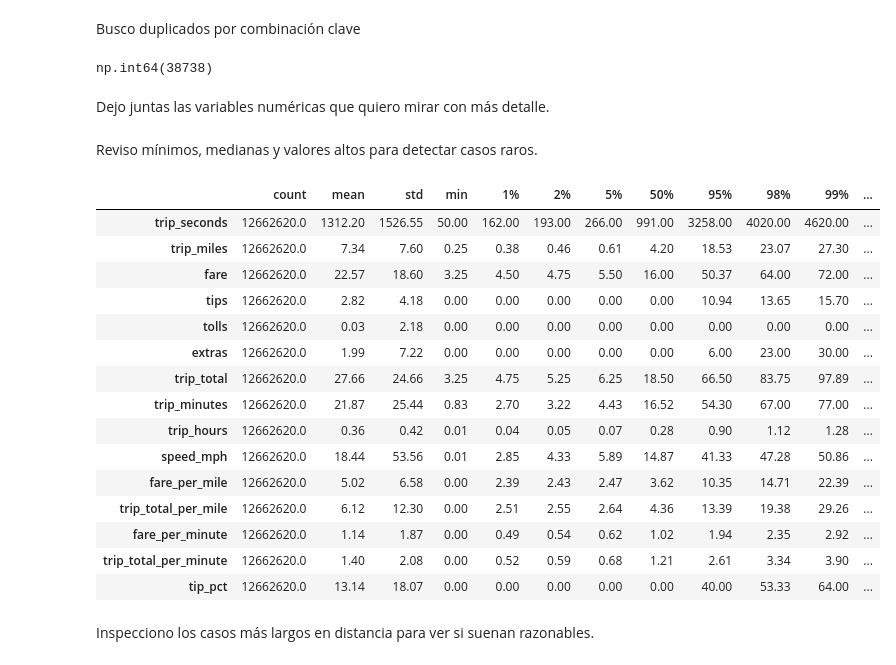
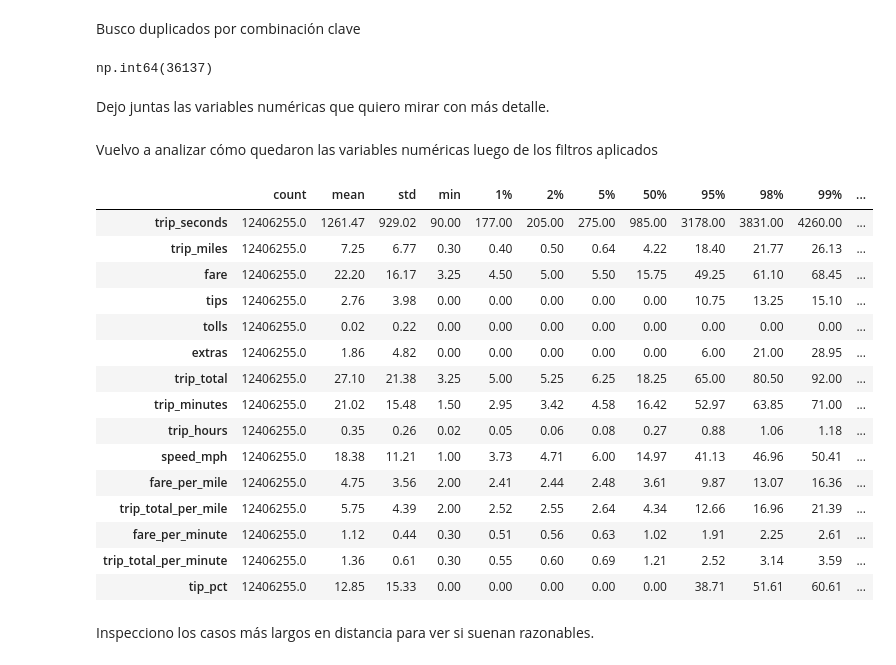
Before and after one commit to malcolmdpc/patrones-lab, a Jupyter notebook: 2026-03_taxi-trip-chicago/notebooks/01_taxi_trip_chicago_analysis.ipynb, the cells around one changed output. Cells and saved outputs as stored; diff of their text form; code cells hidden in the pictures.

```diff
--- a/2026-03_taxi-trip-chicago/notebooks/01_taxi_trip_chicago_analysis.ipynb
+++ b/2026-03_taxi-trip-chicago/notebooks/01_taxi_trip_chicago_analysis.ipynb
@@ -199,11 +196,3 @@ Me quedo solo con viajes con duración, distancia y tarifa mínimas razonables.
-# %%
-# FILTROS DUROS
-
-df = df[
-    (df["trip_seconds"] >= 50) &
-    (df["trip_miles"] >= 0.25) &
-    (df["fare"] >= 3.25)
-].copy()
 # %% [markdown]
 Veo en qué columnas faltan más datos.
 # %%
@@ -463,3 +506,36 @@ df.loc[df["fare"] <= 0, "tip_pct"] = np.nan
+# %%
+# FILTROS DUROS
+
+df = df[
+    (df["trip_seconds"] <= 5400) &
+    (df["trip_seconds"] >= 90) &
+
+    (df["trip_miles"] <= 50) &
+    (df["trip_miles"] >= 0.30) &
+
+    (df["speed_mph"] >= 1) &
+    (df["speed_mph"] <= 70) &
+
+    (df["fare"] <= 150) &
+    (df["fare"] >= 3.25) &
+
+    (df["fare_per_mile"] <= 50) &
+    (df["fare_per_mile"] >= 2) &
+
+    (df["fare_per_minute"] <= 5) &
+    (df["fare_per_minute"] >= 0.3) &
+
+    (df["tolls"] <= 5) &
+    (df["tips"] <= 30) &
+    (df["extras"] <= 50) &
+    (df["tip_pct"] <= 100 ) &
+    (df["trip_total"] <= 190 ) &
+
+    (df["trip_total_per_mile"] <= 60 ) &
+
+    (df["trip_total_per_minute"] <= 6 )
+
+].copy()
 # %% [markdown]
 Busco duplicados por trip_id
 # %%
@@ -471,7 +547,7 @@ Busco duplicados por combinación clave
 # %%
 df.duplicated(subset=["taxi_id", "trip_start_timestamp", "trip_end_timestamp"]).sum()
 # %% [output]
-np.int64(38738)
+np.int64(36137)
 # %% [markdown]
 Dejo juntas las variables numéricas que quiero mirar con más detalle.
 # %%
@@ -497,24 +573,24 @@ cols = [
 # %% [markdown]
-Reviso mínimos, medianas y valores altos para detectar casos raros.
+Vuelvo a analizar cómo quedaron las variables numéricas luego de los filtros aplicados
 # %%
-df[cols].describe(percentiles=[0.01, 0.02, 0.05, 0.50, 0.95, 0.98, 0.99]).round(2).T
+df[cols].describe(percentiles=[0.01, 0.02, 0.05, 0.50, 0.95, 0.98, 0.99, 0.998, 0.999]).round(2).T
 # %% [output]
 |  | count | mean | std | min | 1% | 2% | 5% | 50% | 95% | 98% | 99% | ... |
-| trip_seconds | 12662620.0 | 1312.20 | 1526.55 | 50.00 | 162.00 | 193.00 | 266.00 | 991.00 | 3258.00 | 4020.00 | 4620.00 | ... |
-| trip_miles | 12662620.0 | 7.34 | 7.60 | 0.25 | 0.38 | 0.46 | 0.61 | 4.20 | 18.53 | 23.07 | 27.30 | ... |
-| fare | 12662620.0 | 22.57 | 18.60 | 3.25 | 4.50 | 4.75 | 5.50 | 16.00 | 50.37 | 64.00 | 72.00 | ... |
-| tips | 12662620.0 | 2.82 | 4.18 | 0.00 | 0.00 | 0.00 | 0.00 | 0.00 | 10.94 | 13.65 | 15.70 | ... |
-| tolls | 12662620.0 | 0.03 | 2.18 | 0.00 | 0.00 | 0.00 | 0.00 | 0.00 | 0.00 | 0.00 | 0.00 | ... |
-| extras | 12662620.0 | 1.99 | 7.22 | 0.00 | 0.00 | 0.00 | 0.00 | 0.00 | 6.00 | 23.00 | 30.00 | ... |
-| trip_total | 12662620.0 | 27.66 | 24.66 | 3.25 | 4.75 | 5.25 | 6.25 | 18.50 | 66.50 | 83.75 | 97.89 | ... |
-| trip_minutes | 12662620.0 | 21.87 | 25.44 | 0.83 | 2.70 | 3.22 | 4.43 | 16.52 | 54.30 | 67.00 | 77.00 | ... |
-| trip_hours | 12662620.0 | 0.36 | 0.42 | 0.01 | 0.04 | 0.05 | 0.07 | 0.28 | 0.90 | 1.12 | 1.28 | ... |
-| speed_mph | 12662620.0 | 18.44 | 53.56 | 0.01 | 2.85 | 4.33 | 5.89 | 14.87 | 41.33 | 47.28 | 50.86 | ... |
-| fare_per_mile | 12662620.0 | 5.02 | 6.58 | 0.00 | 2.39 | 2.43 | 2.47 | 3.62 | 10.35 | 14.71 | 22.39 | ... |
-| trip_total_per_mile | 12662620.0 | 6.12 | 12.30 | 0.00 | 2.51 | 2.55 | 2.64 | 4.36 | 13.39 | 19.38 | 29.26 | ... |
-| fare_per_minute | 12662620.0 | 1.14 | 1.87 | 0.00 | 0.49 | 0.54 | 0.62 | 1.02 | 1.94 | 2.35 | 2.92 | ... |
-| trip_total_per_minute | 12662620.0 | 1.40 | 2.08 | 0.00 | 0.52 | 0.59 | 0.68 | 1.21 | 2.61 | 3.34 | 3.90 | ... |
-| tip_pct | 12662620.0 | 13.14 | 18.07 | 0.00 | 0.00 | 0.00 | 0.00 | 0.00 | 40.00 | 53.33 | 64.00 | ... |
+| trip_seconds | 12406255.0 | 1261.47 | 929.02 | 90.00 | 177.00 | 205.00 | 275.00 | 985.00 | 3178.00 | 3831.00 | 4260.00 | ... |
+| trip_miles | 12406255.0 | 7.25 | 6.77 | 0.30 | 0.40 | 0.50 | 0.64 | 4.22 | 18.40 | 21.77 | 26.13 | ... |
+| fare | 12406255.0 | 22.20 | 16.17 | 3.25 | 4.50 | 5.00 | 5.50 | 15.75 | 49.25 | 61.10 | 68.45 | ... |
+| tips | 12406255.0 | 2.76 | 3.98 | 0.00 | 0.00 | 0.00 | 0.00 | 0.00 | 10.75 | 13.25 | 15.10 | ... |
+| tolls | 12406255.0 | 0.02 | 0.22 | 0.00 | 0.00 | 0.00 | 0.00 | 0.00 | 0.00 | 0.00 | 0.00 | ... |
+| extras | 12406255.0 | 1.86 | 4.82 | 0.00 | 0.00 | 0.00 | 0.00 | 0.00 | 6.00 | 21.00 | 28.95 | ... |
+| trip_total | 12406255.0 | 27.10 | 21.38 | 3.25 | 5.00 | 5.25 | 6.25 | 18.25 | 65.00 | 80.50 | 92.00 | ... |
+| trip_minutes | 12406255.0 | 21.02 | 15.48 | 1.50 | 2.95 | 3.42 | 4.58 | 16.42 | 52.97 | 63.85 | 71.00 | ... |
+| trip_hours | 12406255.0 | 0.35 | 0.26 | 0.02 | 0.05 | 0.06 | 0.08 | 0.27 | 0.88 | 1.06 | 1.18 | ... |
+| speed_mph | 12406255.0 | 18.38 | 11.21 | 1.00 | 3.73 | 4.71 | 6.00 | 14.97 | 41.13 | 46.96 | 50.41 | ... |
+| fare_per_mile | 12406255.0 | 4.75 | 3.56 | 2.00 | 2.41 | 2.44 | 2.48 | 3.61 | 9.87 | 13.07 | 16.36 | ... |
+| trip_total_per_mile | 12406255.0 | 5.75 | 4.39 | 2.00 | 2.52 | 2.55 | 2.64 | 4.34 | 12.66 | 16.96 | 21.39 | ... |
+| fare_per_minute | 12406255.0 | 1.12 | 0.44 | 0.30 | 0.51 | 0.56 | 0.63 | 1.02 | 1.91 | 2.25 | 2.61 | ... |
+| trip_total_per_minute | 12406255.0 | 1.36 | 0.61 | 0.30 | 0.55 | 0.60 | 0.69 | 1.21 | 2.52 | 3.14 | 3.59 | ... |
+| tip_pct | 12406255.0 | 12.85 | 15.33 | 0.00 | 0.00 | 0.00 | 0.00 | 0.00 | 38.71 | 51.61 | 60.61 | ... |
 # %% [markdown]
 Inspecciono los casos más largos en distancia para ver si suenan razonables.
 # %%
```
Also changed, not shown: parts of 14 cells of this notebook.
